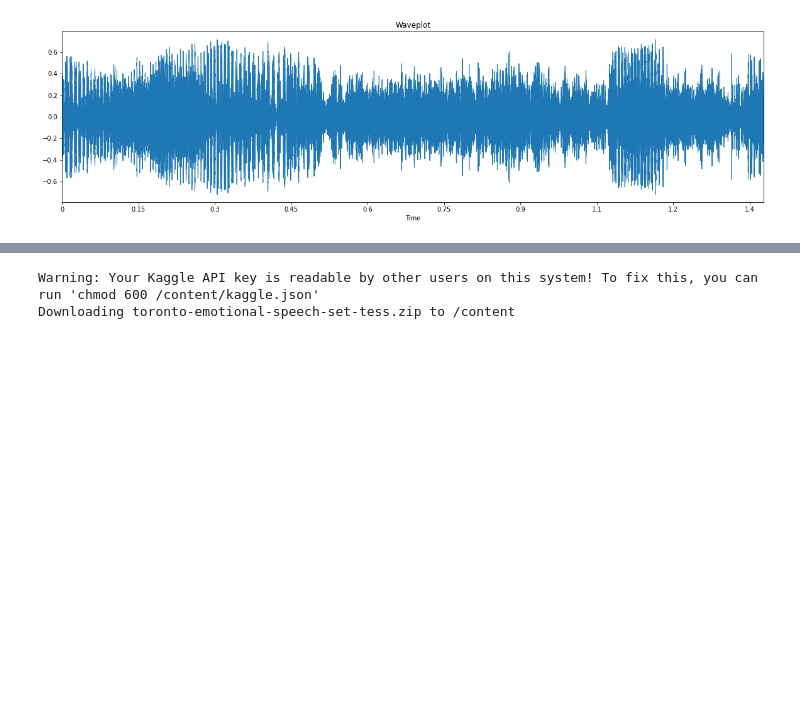
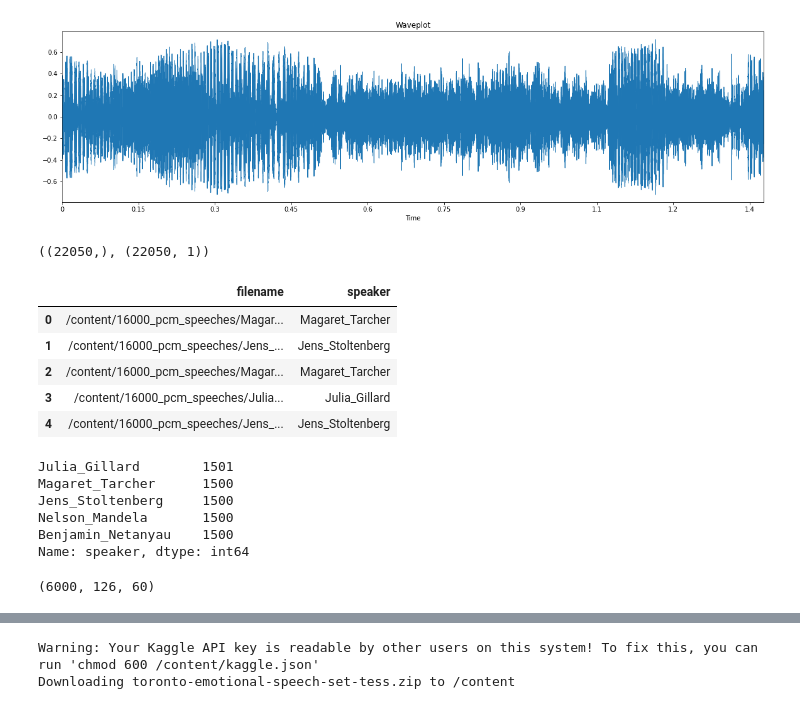
Before and after one commit to bilalProgTech/mtech-nmims, a Jupyter notebook: speech-recognition/Lab-Work/20221016-Lab-10-MTech-AI.ipynb, the cells around one changed output, grey strips where cells are left out. Saved outputs shown, nothing was run; the diff lists cells and outputs as text; code cells hidden in the pictures; blank space fills up the shorter version.

```diff
--- a/speech-recognition/Lab-Work/20221016-Lab-10-MTech-AI.ipynb
+++ b/speech-recognition/Lab-Work/20221016-Lab-10-MTech-AI.ipynb
@@ -34,3 +34,38 @@ librosa.display.waveplot(x, sr=16000)
 plt.show()
 # %% [output]
 [figure]
+# %%
+x.shape, x.reshape(-1, 1).shape
+# %% [output]
+((22050,), (22050, 1))
+# %%
+files = []
+speaker_list = []
+speakers_list = ['Benjamin_Netanyau', 'Jens_Stoltenberg', 'Julia_Gillard', 'Magaret_Tarcher', 'Nelson_Mandela']
+for dirname, _, filenames in os.walk('/content/16000_pcm_speeches/'):
+    for filename in filenames:
+        filepath = os.path.join(dirname, filename)
+        speaker = filepath.split('/')[-2]
+        if speaker in speakers_list:
+            speaker_list.append(speaker)
+            files.append(filepath)
+data = pd.DataFrame({'filename': files, 'speaker':speaker_list})
+data = data.sample(frac=1)
+data = data.reset_index(drop=True)
+data.head()
+# %% [output]
+|  | filename | speaker |
+| 0 | /content/16000_pcm_speeches/Magar... | Magaret_Tarcher |
+| 1 | /content/16000_pcm_speeches/Jens_... | Jens_Stoltenberg |
+| 2 | /content/16000_pcm_speeches/Magar... | Magaret_Tarcher |
+| 3 | /content/16000_pcm_speeches/Julia... | Julia_Gillard |
+| 4 | /content/16000_pcm_speeches/Jens_... | Jens_Stoltenberg |
+# %%
+data['speaker'].value_counts()
+# %% [output]
+Julia_Gillard        1501
+Magaret_Tarcher      1500
+Jens_Stoltenberg     1500
+Nelson_Mandela       1500
+Benjamin_Netanyau    1500
+Name: speaker, dtype: int64
@@ -36,0 +97,4 @@ plt.show()
+# %%
+x_train_new.shape
+# %% [output]
+(6000, 126, 60)
```
Also changed, not shown: parts of 15 cells of this notebook.
